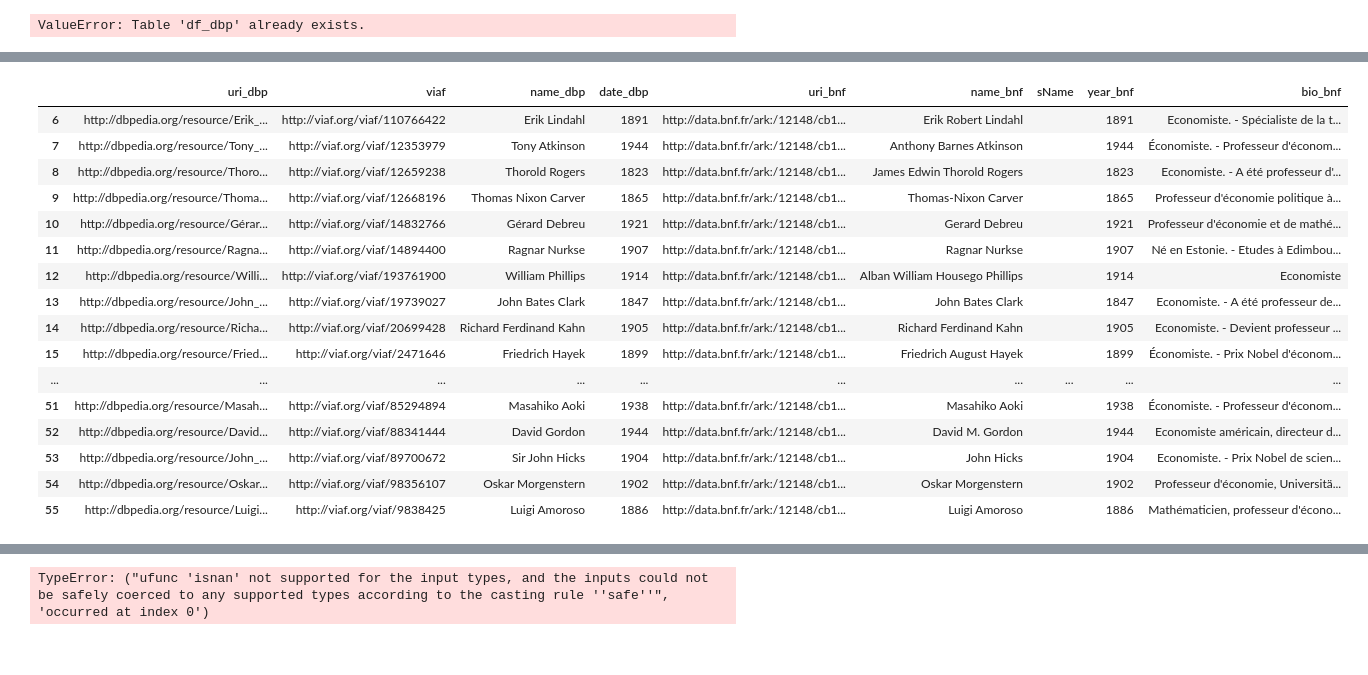
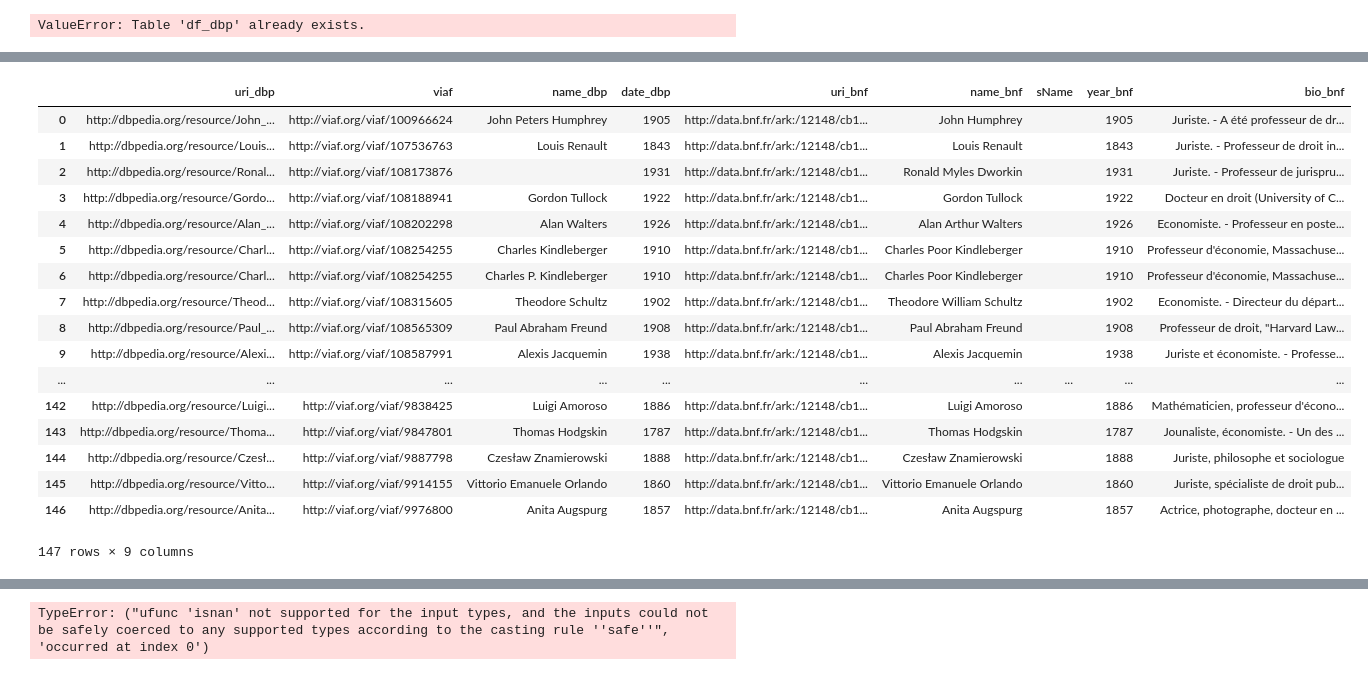
Before and after one commit to Semantic-Data-for-Humanities/Economists_Jurists, a Jupyter notebook: Notebooks/Issues/DBpedia_BnF_Data_URI.ipynb, the cells around one changed output, grey strips where cells are left out. Cells and saved outputs as stored; diff of their text form; code cells hidden in the pictures.

```diff
--- a/Notebooks/Issues/DBpedia_BnF_Data_URI.ipynb
+++ b/Notebooks/Issues/DBpedia_BnF_Data_URI.ipynb
@@ -465,23 +367,24 @@ print(len(merged_df))
 # %%
-merged_df[-50:]
+merged_df
 # %% [output]
 |  | uri_dbp | viaf | name_dbp | date_dbp | uri_bnf | name_bnf | sName | year_bnf | bio_bnf |
-| 6 | http://dbpedia.org/resource/Erik_... | http://viaf.org/viaf/110766422 | Erik Lindahl | 1891 | http://data.bnf.fr/ark:/12148/cb1... | Erik Robert Lindahl |  | 1891 | Economiste. - Spécialiste de la t... |
-| 7 | http://dbpedia.org/resource/Tony_... | http://viaf.org/viaf/12353979 | Tony Atkinson | 1944 | http://data.bnf.fr/ark:/12148/cb1... | Anthony Barnes Atkinson |  | 1944 | Économiste. - Professeur d'économ... |
-| 8 | http://dbpedia.org/resource/Thoro... | http://viaf.org/viaf/12659238 | Thorold Rogers | 1823 | http://data.bnf.fr/ark:/12148/cb1... | James Edwin Thorold Rogers |  | 1823 | Economiste. - A été professeur d'... |
-| 9 | http://dbpedia.org/resource/Thoma... | http://viaf.org/viaf/12668196 | Thomas Nixon Carver | 1865 | http://data.bnf.fr/ark:/12148/cb1... | Thomas-Nixon Carver |  | 1865 | Professeur d'économie politique à... |
-| 10 | http://dbpedia.org/resource/Gérar... | http://viaf.org/viaf/14832766 | Gérard Debreu | 1921 | http://data.bnf.fr/ark:/12148/cb1... | Gerard Debreu |  | 1921 | Professeur d'économie et de mathé... |
-| 11 | http://dbpedia.org/resource/Ragna... | http://viaf.org/viaf/14894400 | Ragnar Nurkse | 1907 | http://data.bnf.fr/ark:/12148/cb1... | Ragnar Nurkse |  | 1907 | Né en Estonie. - Etudes à Edimbou... |
-| 12 | http://dbpedia.org/resource/Willi... | http://viaf.org/viaf/193761900 | William Phillips | 1914 | http://data.bnf.fr/ark:/12148/cb1... | Alban William Housego Phillips |  | 1914 | Economiste |
-| 13 | http://dbpedia.org/resource/John_... | http://viaf.org/viaf/19739027 | John Bates Clark | 1847 | http://data.bnf.fr/ark:/12148/cb1... | John Bates Clark |  | 1847 | Economiste. - A été professeur de... |
-| 14 | http://dbpedia.org/resource/Richa... | http://viaf.org/viaf/20699428 | Richard Ferdinand Kahn | 1905 | http://data.bnf.fr/ark:/12148/cb1... | Richard Ferdinand Kahn |  | 1905 | Economiste. - Devient professeur ... |
-| 15 | http://dbpedia.org/resource/Fried... | http://viaf.org/viaf/2471646 | Friedrich Hayek | 1899 | http://data.bnf.fr/ark:/12148/cb1... | Friedrich August Hayek |  | 1899 | Économiste. - Prix Nobel d'économ... |
+| 0 | http://dbpedia.org/resource/John_... | http://viaf.org/viaf/100966624 | John Peters Humphrey | 1905 | http://data.bnf.fr/ark:/12148/cb1... | John Humphrey |  | 1905 | Juriste. - A été professeur de dr... |
+| 1 | http://dbpedia.org/resource/Louis... | http://viaf.org/viaf/107536763 | Louis Renault | 1843 | http://data.bnf.fr/ark:/12148/cb1... | Louis Renault |  | 1843 | Juriste. - Professeur de droit in... |
+| 2 | http://dbpedia.org/resource/Ronal... | http://viaf.org/viaf/108173876 |  | 1931 | http://data.bnf.fr/ark:/12148/cb1... | Ronald Myles Dworkin |  | 1931 | Juriste. - Professeur de jurispru... |
+| 3 | http://dbpedia.org/resource/Gordo... | http://viaf.org/viaf/108188941 | Gordon Tullock | 1922 | http://data.bnf.fr/ark:/12148/cb1... | Gordon Tullock |  | 1922 | Docteur en droit (University of C... |
+| 4 | http://dbpedia.org/resource/Alan_... | http://viaf.org/viaf/108202298 | Alan Walters | 1926 | http://data.bnf.fr/ark:/12148/cb1... | Alan Arthur Walters |  | 1926 | Economiste. - Professeur en poste... |
+| 5 | http://dbpedia.org/resource/Charl... | http://viaf.org/viaf/108254255 | Charles Kindleberger | 1910 | http://data.bnf.fr/ark:/12148/cb1... | Charles Poor Kindleberger |  | 1910 | Professeur d'économie, Massachuse... |
+| 6 | http://dbpedia.org/resource/Charl... | http://viaf.org/viaf/108254255 | Charles P. Kindleberger | 1910 | http://data.bnf.fr/ark:/12148/cb1... | Charles Poor Kindleberger |  | 1910 | Professeur d'économie, Massachuse... |
+| 7 | http://dbpedia.org/resource/Theod... | http://viaf.org/viaf/108315605 | Theodore Schultz | 1902 | http://data.bnf.fr/ark:/12148/cb1... | Theodore William Schultz |  | 1902 | Economiste. - Directeur du départ... |
+| 8 | http://dbpedia.org/resource/Paul_... | http://viaf.org/viaf/108565309 | Paul Abraham Freund | 1908 | http://data.bnf.fr/ark:/12148/cb1... | Paul Abraham Freund |  | 1908 | Professeur de droit, "Harvard Law... |
+| 9 | http://dbpedia.org/resource/Alexi... | http://viaf.org/viaf/108587991 | Alexis Jacquemin | 1938 | http://data.bnf.fr/ark:/12148/cb1... | Alexis Jacquemin |  | 1938 | Juriste et économiste. - Professe... |
 | ... | ... | ... | ... | ... | ... | ... | ... | ... | ... |
-| 51 | http://dbpedia.org/resource/Masah... | http://viaf.org/viaf/85294894 | Masahiko Aoki | 1938 | http://data.bnf.fr/ark:/12148/cb1... | Masahiko Aoki |  | 1938 | Économiste. - Professeur d'économ... |
-| 52 | http://dbpedia.org/resource/David... | http://viaf.org/viaf/88341444 | David Gordon | 1944 | http://data.bnf.fr/ark:/12148/cb1... | David M. Gordon |  | 1944 | Economiste américain, directeur d... |
-| 53 | http://dbpedia.org/resource/John_... | http://viaf.org/viaf/89700672 | Sir John Hicks | 1904 | http://data.bnf.fr/ark:/12148/cb1... | John Hicks |  | 1904 | Economiste. - Prix Nobel de scien... |
-| 54 | http://dbpedia.org/resource/Oskar... | http://viaf.org/viaf/98356107 | Oskar Morgenstern | 1902 | http://data.bnf.fr/ark:/12148/cb1... | Oskar Morgenstern |  | 1902 | Professeur d'économie, Universitä... |
-| 55 | http://dbpedia.org/resource/Luigi... | http://viaf.org/viaf/9838425 | Luigi Amoroso | 1886 | http://data.bnf.fr/ark:/12148/cb1... | Luigi Amoroso |  | 1886 | Mathématicien, professeur d'écono... |
+| 142 | http://dbpedia.org/resource/Luigi... | http://viaf.org/viaf/9838425 | Luigi Amoroso | 1886 | http://data.bnf.fr/ark:/12148/cb1... | Luigi Amoroso |  | 1886 | Mathématicien, professeur d'écono... |
+| 143 | http://dbpedia.org/resource/Thoma... | http://viaf.org/viaf/9847801 | Thomas Hodgskin | 1787 | http://data.bnf.fr/ark:/12148/cb1... | Thomas Hodgskin |  | 1787 | Jounaliste, économiste. - Un des ... |
+| 144 | http://dbpedia.org/resource/Czesł... | http://viaf.org/viaf/9887798 | Czesław Znamierowski | 1888 | http://data.bnf.fr/ark:/12148/cb1... | Czesław Znamierowski |  | 1888 | Juriste, philosophe et sociologue |
+| 145 | http://dbpedia.org/resource/Vitto... | http://viaf.org/viaf/9914155 | Vittorio Emanuele Orlando | 1860 | http://data.bnf.fr/ark:/12148/cb1... | Vittorio Emanuele Orlando |  | 1860 | Juriste, spécialiste de droit pub... |
+| 146 | http://dbpedia.org/resource/Anita... | http://viaf.org/viaf/9976800 | Anita Augspurg | 1857 | http://data.bnf.fr/ark:/12148/cb1... | Anita Augspurg |  | 1857 | Actrice, photographe, docteur en ... |
+147 rows × 9 columns
 # %%
 # Append DBpedia and BnF Data to the merged Dataframe who don't have viaf.org values in common.
 
```
Also changed, not shown: parts of 27 cells of this notebook.
